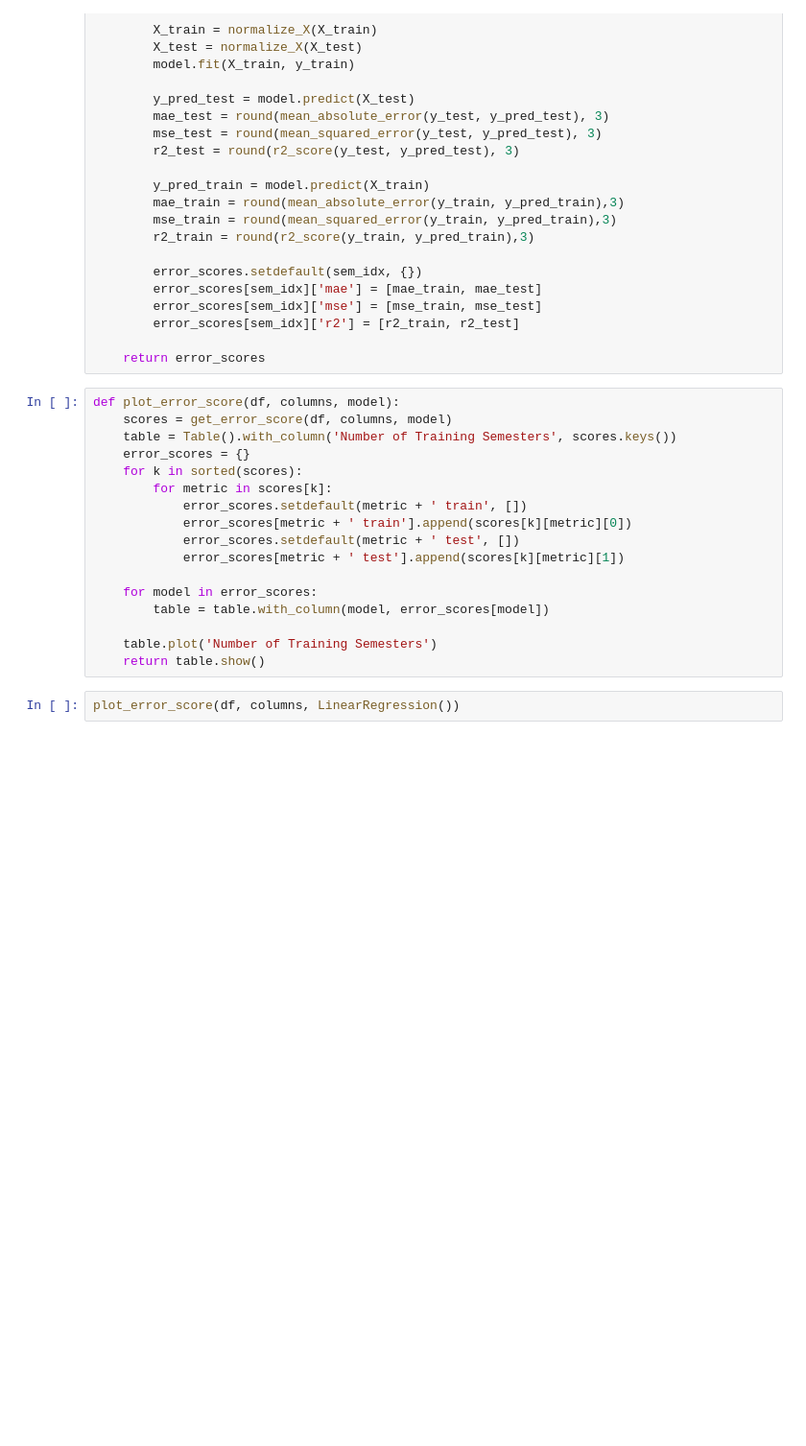
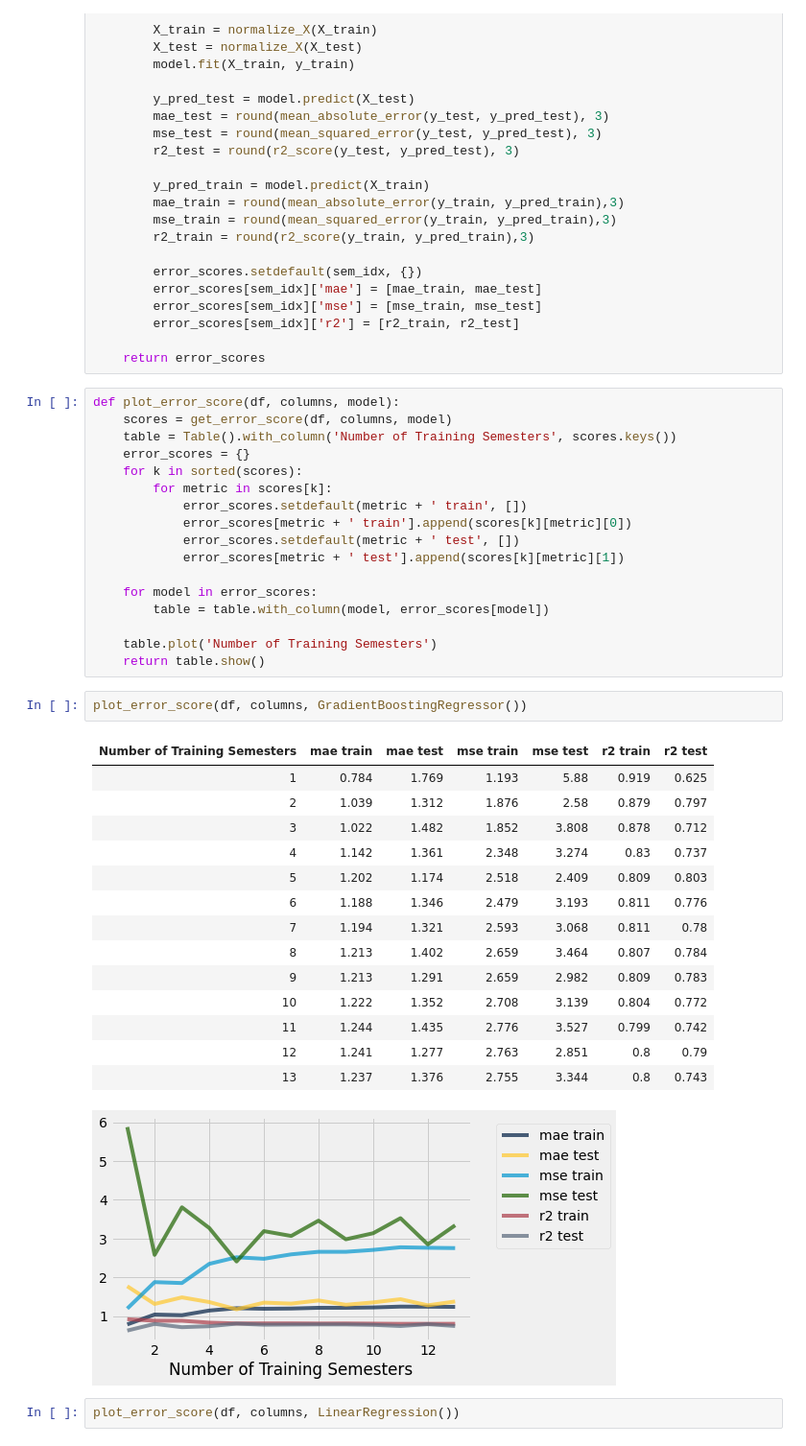
Before and after one commit to ali0jn/Smart-Advisor, a Jupyter notebook: data_mining/Ensemble Models/Initial Analysis.ipynb, the cells around one changed output. Shown at 96% size. Cells and saved outputs as stored; diff of their text form; blank space fills up the shorter version.

```diff
--- a/data_mining/Ensemble Models/Initial Analysis.ipynb
+++ b/data_mining/Ensemble Models/Initial Analysis.ipynb
@@ -200,6 +200,24 @@ def plot_error_score(df, columns, model):
 
     table.plot('Number of Training Semesters')
     return table.show()
+# %%
+plot_error_score(df, columns, GradientBoostingRegressor())
+# %% [output]
+| Number of Training Semesters | mae train | mae test | mse train | mse test | r2 train | r2 test |
+| 1 | 0.784 | 1.769 | 1.193 | 5.88 | 0.919 | 0.625 |
+| 2 | 1.039 | 1.312 | 1.876 | 2.58 | 0.879 | 0.797 |
+| 3 | 1.022 | 1.482 | 1.852 | 3.808 | 0.878 | 0.712 |
+| 4 | 1.142 | 1.361 | 2.348 | 3.274 | 0.83 | 0.737 |
+| 5 | 1.202 | 1.174 | 2.518 | 2.409 | 0.809 | 0.803 |
+| 6 | 1.188 | 1.346 | 2.479 | 3.193 | 0.811 | 0.776 |
+| 7 | 1.194 | 1.321 | 2.593 | 3.068 | 0.811 | 0.78 |
+| 8 | 1.213 | 1.402 | 2.659 | 3.464 | 0.807 | 0.784 |
+| 9 | 1.213 | 1.291 | 2.659 | 2.982 | 0.809 | 0.783 |
+| 10 | 1.222 | 1.352 | 2.708 | 3.139 | 0.804 | 0.772 |
+| 11 | 1.244 | 1.435 | 2.776 | 3.527 | 0.799 | 0.742 |
+| 12 | 1.241 | 1.277 | 2.763 | 2.851 | 0.8 | 0.79 |
+| 13 | 1.237 | 1.376 | 2.755 | 3.344 | 0.8 | 0.743 |
+[figure, added]
 # %%
 plot_error_score(df, columns, LinearRegression())
 # %% [output]
```
Also changed, not shown: parts of 5 cells of this notebook, 26 other files.
